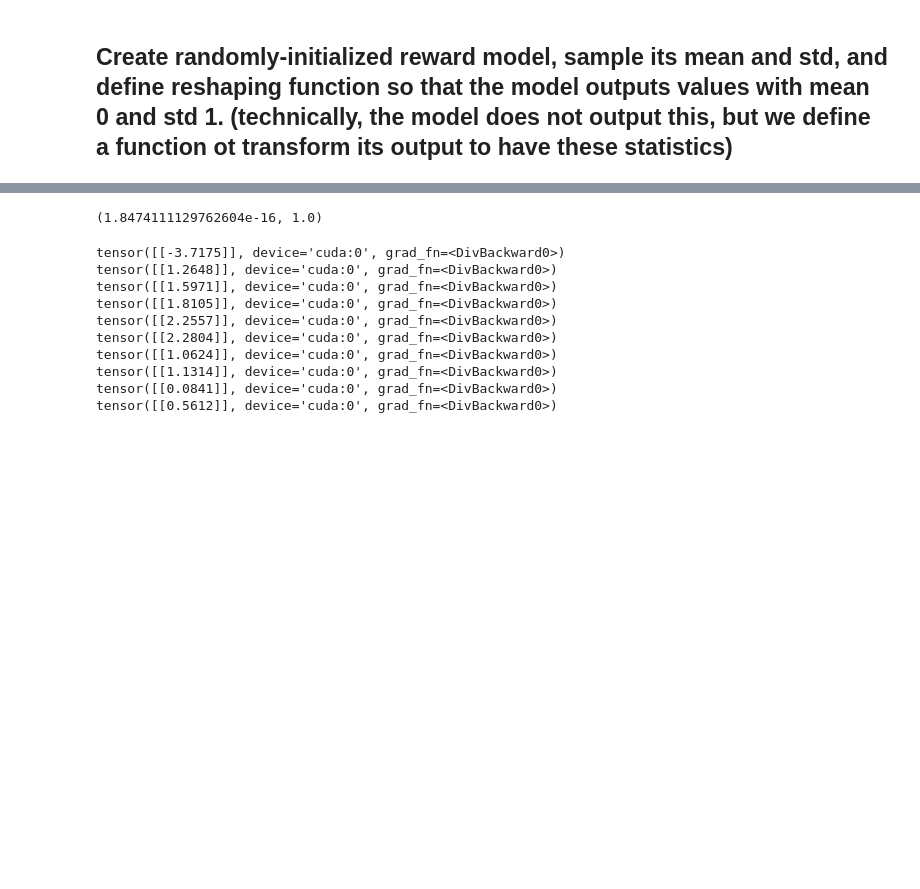
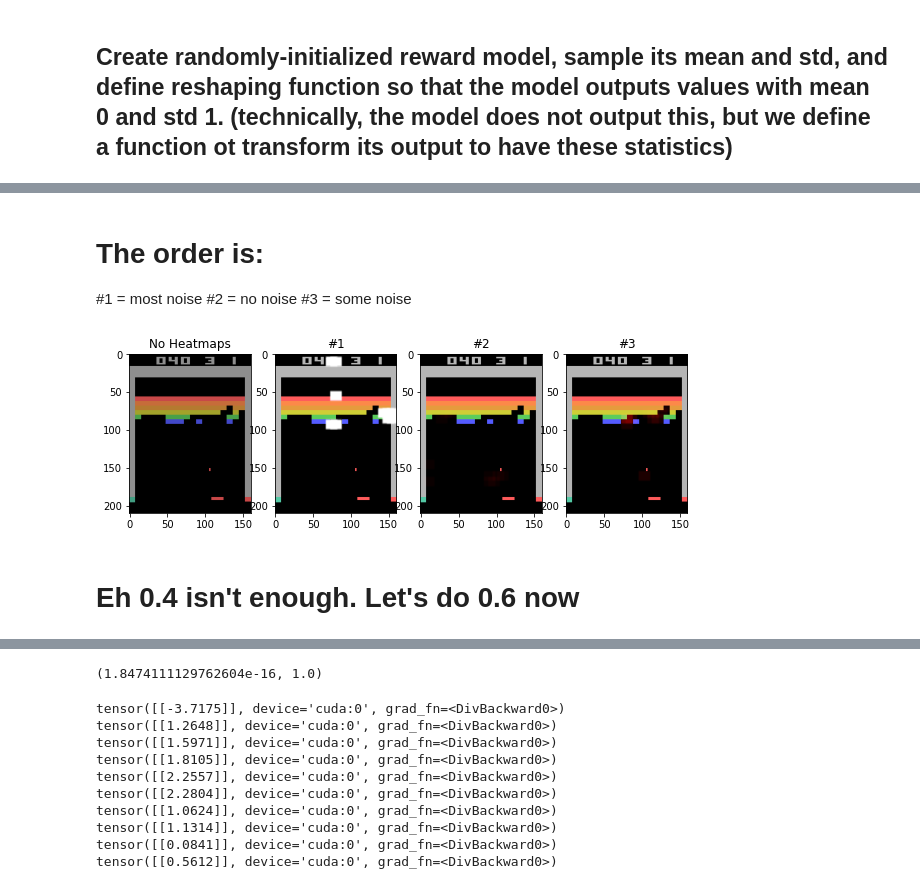
Before and after one commit to HumanCompatibleAI/interpreting-rewards, a Jupyter notebook: notebooks/breakout-bad-reward-model-saliency.ipynb, the cells around one changed output, grey strips where cells are left out. Cells and saved outputs as stored; diff of their text form; code cells hidden in the pictures; blank space fills up the shorter version.

```diff
--- a/notebooks/breakout-bad-reward-model-saliency.ipynb
+++ b/notebooks/breakout-bad-reward-model-saliency.ipynb
@@ -240,0 +408,71 @@ plt.imshow(env.get_images()[0])
+# %% [markdown]
+# The order is:
+
+#1 = most noise
+#2 = no noise
+#3 = some noise
+# %%
+alphas = [0.4, 1.5]
+
+radius = 8
+stride = 3
+
+TIMESTEPS = 30
+
+FFMpegWriter = manimation.writers['ffmpeg']
+metadata = dict(title=f"Can you tell which is best?", artist='Matplotlib',
+                comment='Movie support!')
+writer = FFMpegWriter(fps=14, metadata=metadata)
+
+fig, (axes) = plt.subplots(1, 4, gridspec_kw={'width_ratios': [1, 1, 1, 1]}, figsize=(10, 5))
+axes[0].set_title("No Heatmaps")
+for k in range(1, 4):
+    axes[k].set_title(f"#{k}")
+frames = [ax.imshow(env.get_images()[0]) for ax in axes]
+
+models = []
+
+rm = RewardModel(env, device)
+rm.load_state_dict(th.load(f"../reward-models/breakout_rm_alpha1.5.pt"))
+models.append(rm)
+
+rm = RewardModel(env, device)
+rm.load_state_dict(th.load(f"../reward-models/breakout_rm_v1.pt"))
+models.append(rm)
+
+rm = RewardModel(env, device)
+rm.load_state_dict(th.load(f"../reward-models/breakout_rm_alpha0.4.pt"))
+models.append(rm)
+
+obs = env.reset()
+with writer.saving(fig, "../videos/breakout/comparing_reward_models.mp4", dpi=200):
+    for i in tqdm(range(TIMESTEPS)):
+        action, _states = model.predict(obs, deterministic=False)
+        obs, reward, done, info = env.step(action)
+        if done:
+            break
+        for k in range(3):
+            pairs = max_k_and_values(10, product(range(0, 84, stride), range(0, 84, stride)), key=lambda e: reward_model_saliency(models[k], obs, e, radius=radius))
+            screenshot = env.get_images()[0]
+            screenshot = screenshot / screenshot.max()
+#             max_value = pairs[0][1]
+#             max_saliencies.append(max_value)
+            for loc, value in pairs:
+                r, g, b, a = matplotlib.cm.hot(value)
+                region = create_circular_mask(84, 84, center=loc, radius=radius)
+                region = skimage.transform.resize(region, (210, 160))
+                spot = np.zeros((210, 160, 3))
+                spot[:, :, 0] = r * region
+                spot[:, :, 1] = g * region
+                spot[:, :, 2] = b * region
+                spot = spot * a
+                screenshot = spot + (1-spot)*screenshot
+                screenshot = screenshot / screenshot.max()
+            frames[k+1].set_data(screenshot)
+        frames[0].set_data(env.get_images()[0])
+        writer.grab_frame()
+#         plt.subplots_adjust(wspace=0.2)
+# %% [output]
+[figure, added]
+# %% [markdown]
+# Eh 0.4 isn't enough. Let's do 0.6 now
```
Also changed, not shown: parts of 13 cells of this notebook, 34 other files.
